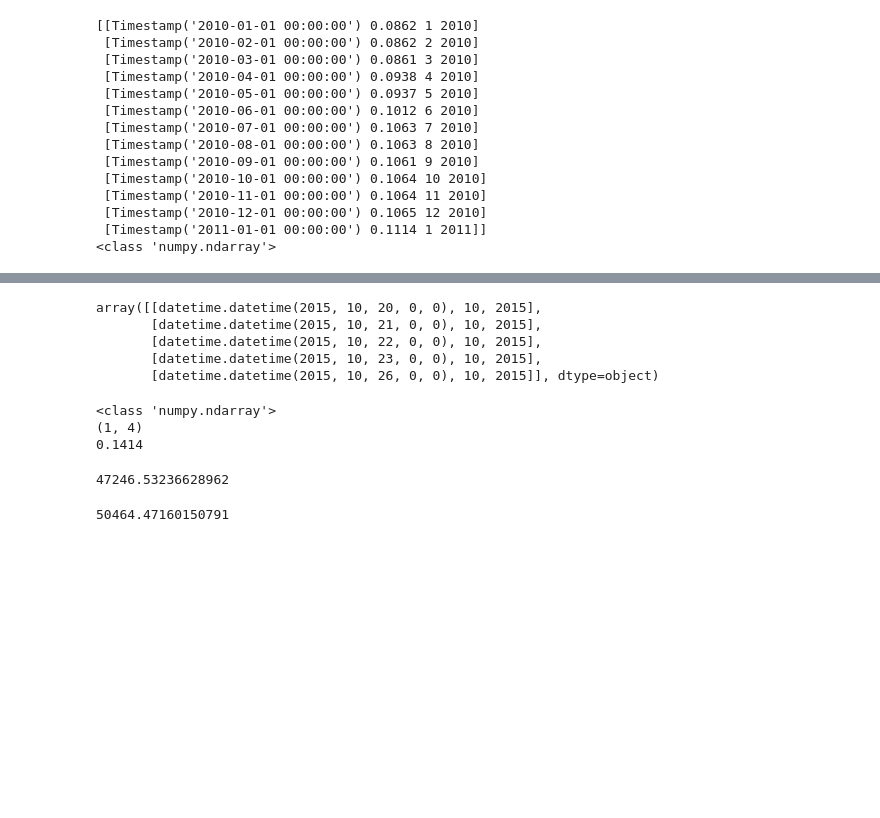
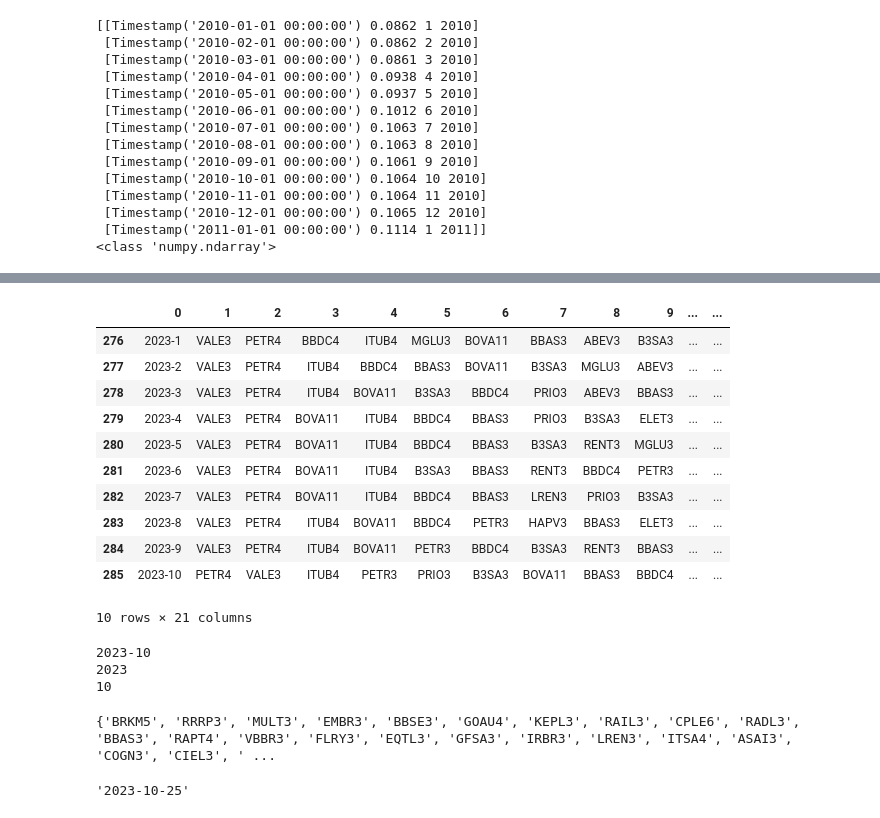
Before and after one commit to gassuncao27/quant_research_2023, a Jupyter notebook: model_tests.ipynb, the cells around one changed output, grey strips where cells are left out. Drawn from its saved outputs; the diff is of its cells as text; code cells hidden in the pictures; blank space fills up the shorter version.

```diff
--- a/model_tests.ipynb
+++ b/model_tests.ipynb
@@ -60,27 +50,42 @@ print(data_datetimes.shape)
-# %%
-data_datetimes[0:5,:]
-# %% [output]
-array([[datetime.datetime(2015, 10, 20, 0, 0), 10, 2015],
-       [datetime.datetime(2015, 10, 21, 0, 0), 10, 2015],
-       [datetime.datetime(2015, 10, 22, 0, 0), 10, 2015],
-       [datetime.datetime(2015, 10, 23, 0, 0), 10, 2015],
-       [datetime.datetime(2015, 10, 26, 0, 0), 10, 2015]], dtype=object)
-# %%
-linhas_correspondentes = array[(array[:, 2] == 10) & (array[:, 3] == 2015)]
-
-# Imprimindo as linhas encontradas
-print(type(linhas_correspondentes))
-print(linhas_correspondentes.shape)
-print(linhas_correspondentes[0][1])
-# %% [output]
-<class 'numpy.ndarray'>
-(1, 4)
-0.1414
-# %%
-90000000*((linhas_correspondentes[0][1]+1)**(1/252)-1)
-# %% [output]
-47246.53236628962
-# %%
-900000000*(((linhas_correspondentes[0][1]/100+1)**(1/252)-1)*10)
-# %% [output]
-50464.47160150791
+# %%
+import pandas as pd
+
+# df = pd.read_csv('portfolio_quant.csv', delimiter=',', header=0)
+df = pd.read_csv('portfolio_quant.csv', header=None, delimiter=',')
+# %%
+df.tail(10)
+# %% [output]
+|  | 0 | 1 | 2 | 3 | 4 | 5 | 6 | 7 | 8 | 9 | ... | ... |
+| 276 | 2023-1 | VALE3 | PETR4 | BBDC4 | ITUB4 | MGLU3 | BOVA11 | BBAS3 | ABEV3 | B3SA3 | ... | ... |
+| 277 | 2023-2 | VALE3 | PETR4 | ITUB4 | BBDC4 | BBAS3 | BOVA11 | B3SA3 | MGLU3 | ABEV3 | ... | ... |
+| 278 | 2023-3 | VALE3 | PETR4 | ITUB4 | BOVA11 | B3SA3 | BBDC4 | PRIO3 | ABEV3 | BBAS3 | ... | ... |
+| 279 | 2023-4 | VALE3 | PETR4 | BOVA11 | ITUB4 | BBDC4 | BBAS3 | PRIO3 | B3SA3 | ELET3 | ... | ... |
+| 280 | 2023-5 | VALE3 | PETR4 | BOVA11 | ITUB4 | BBDC4 | BBAS3 | B3SA3 | RENT3 | MGLU3 | ... | ... |
+| 281 | 2023-6 | VALE3 | PETR4 | BOVA11 | ITUB4 | B3SA3 | BBAS3 | RENT3 | BBDC4 | PETR3 | ... | ... |
+| 282 | 2023-7 | VALE3 | PETR4 | BOVA11 | ITUB4 | BBDC4 | BBAS3 | LREN3 | PRIO3 | B3SA3 | ... | ... |
+| 283 | 2023-8 | VALE3 | PETR4 | ITUB4 | BOVA11 | BBDC4 | PETR3 | HAPV3 | BBAS3 | ELET3 | ... | ... |
+| 284 | 2023-9 | VALE3 | PETR4 | ITUB4 | BOVA11 | PETR3 | BBDC4 | B3SA3 | RENT3 | BBAS3 | ... | ... |
+| 285 | 2023-10 | PETR4 | VALE3 | ITUB4 | PETR3 | PRIO3 | B3SA3 | BOVA11 | BBAS3 | BBDC4 | ... | ... |
+10 rows × 21 columns
+# %%
+print(df.iloc[285,0])
+ano = df.iloc[285,0][:4]
+mes = df.iloc[285,0][df.iloc[285,0].find('-') + 1:]
+print(int(ano))
+print(int(mes))
+# %% [output]
+2023-10
+2023
+10
+# %%
+valores_unicos = set()
+
+# Iterar sobre as colunas começando da segunda coluna
+for coluna in df.columns[1:]:
+    valores_unicos_coluna = set(df[coluna].unique())
+    valores_unicos.update(valores_unicos_coluna)
+
+# Agora, valores_unicos contém todos os valores únicos nas colunas, excluindo a primeira
+print(valores_unicos)
+# %% [output]
+{'BRKM5', 'RRRP3', 'MULT3', 'EMBR3', 'BBSE3', 'GOAU4', 'KEPL3', 'RAIL3', 'CPLE6', 'RADL3', 'BBAS3', 'RAPT4', 'VBBR3', 'FLRY3', 'EQTL3', 'GFSA3', 'IRBR3', 'LREN3', 'ITSA4', 'ASAI3', 'COGN3', 'CIEL3', ' ...
@@ -86,0 +134,4 @@ print(linhas_correspondentes[0][1])
+# %%
+stock_data.dates[-1]
+# %% [output]
+'2023-10-25'
```
Also changed, not shown: parts of 6 cells of this notebook, 5 other files.
